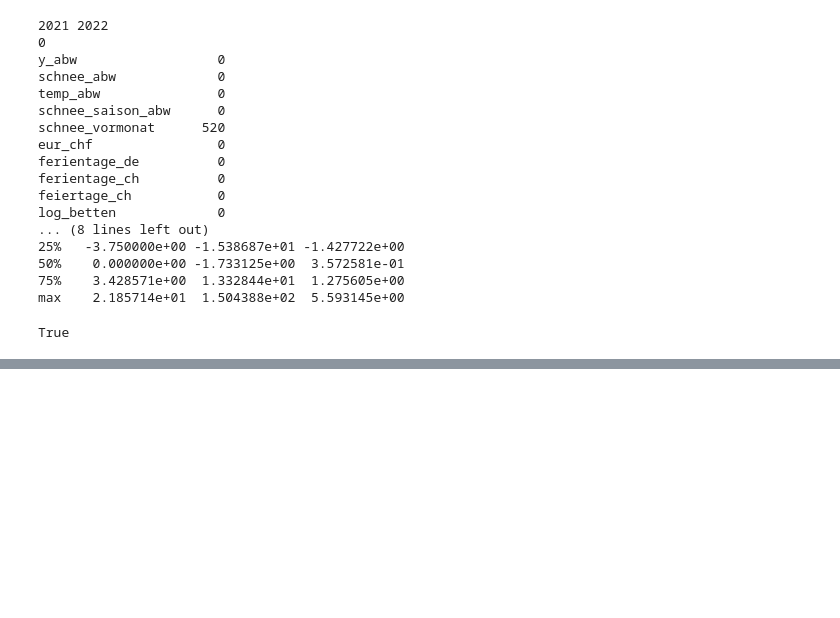
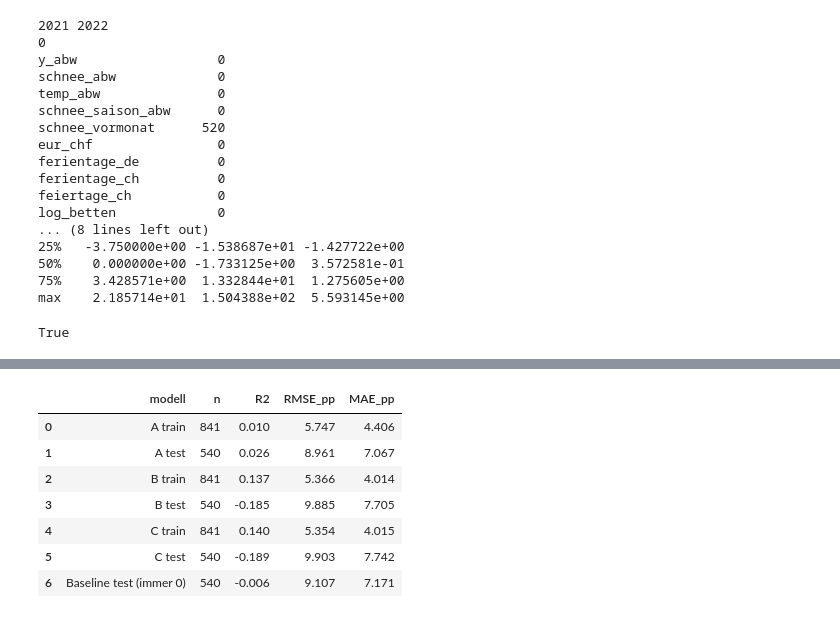
Before and after one commit to aakset/wintertourismus-schnee, a Jupyter notebook: notebooks/05_modell.ipynb, the cells around one changed output, grey strips where cells are left out. Cells and saved outputs as stored; diff of their text form; code cells hidden in the pictures; blank space fills up the shorter version.

```diff
--- a/notebooks/05_modell.ipynb
+++ b/notebooks/05_modell.ipynb
@@ -94,0 +144,26 @@ True
+# %%
+def kennzahlen(mod, df, name):
+    pred = mod.predict(df)
+    return {"modell": name, "n": len(df),
+            "R2": r2_score(df["y_abw"], pred),
+            "RMSE_pp": np.sqrt(mean_squared_error(df["y_abw"], pred)),
+            "MAE_pp": mean_absolute_error(df["y_abw"], pred)}
+
+resultate = pd.DataFrame([kennzahlen(mo, d, f"{n} {t}")
+                          for n, mo in [("A", mod_a), ("B", mod_b), ("C", mod_c)]
+                          for t, d in [("train", train_k), ("test", test_k)]])
+null = np.zeros(len(test_k))
+resultate.loc[len(resultate)] = {"modell": "Baseline test (immer 0)", "n": len(test_k),
+    "R2": r2_score(test_k["y_abw"], null),
+    "RMSE_pp": np.sqrt(mean_squared_error(test_k["y_abw"], null)),
+    "MAE_pp": mean_absolute_error(test_k["y_abw"], null)}
+resultate.round(3)
+# %% [output]
+|  | modell | n | R2 | RMSE_pp | MAE_pp |
+| 0 | A train | 841 | 0.010 | 5.747 | 4.406 |
+| 1 | A test | 540 | 0.026 | 8.961 | 7.067 |
+| 2 | B train | 841 | 0.137 | 5.366 | 4.014 |
+| 3 | B test | 540 | -0.185 | 9.885 | 7.705 |
+| 4 | C train | 841 | 0.140 | 5.354 | 4.015 |
+| 5 | C test | 540 | -0.189 | 9.903 | 7.742 |
+| 6 | Baseline test (immer 0) | 540 | -0.006 | 9.107 | 7.171 |
```
Also changed, not shown: parts of 9 cells of this notebook, 2 other files.
